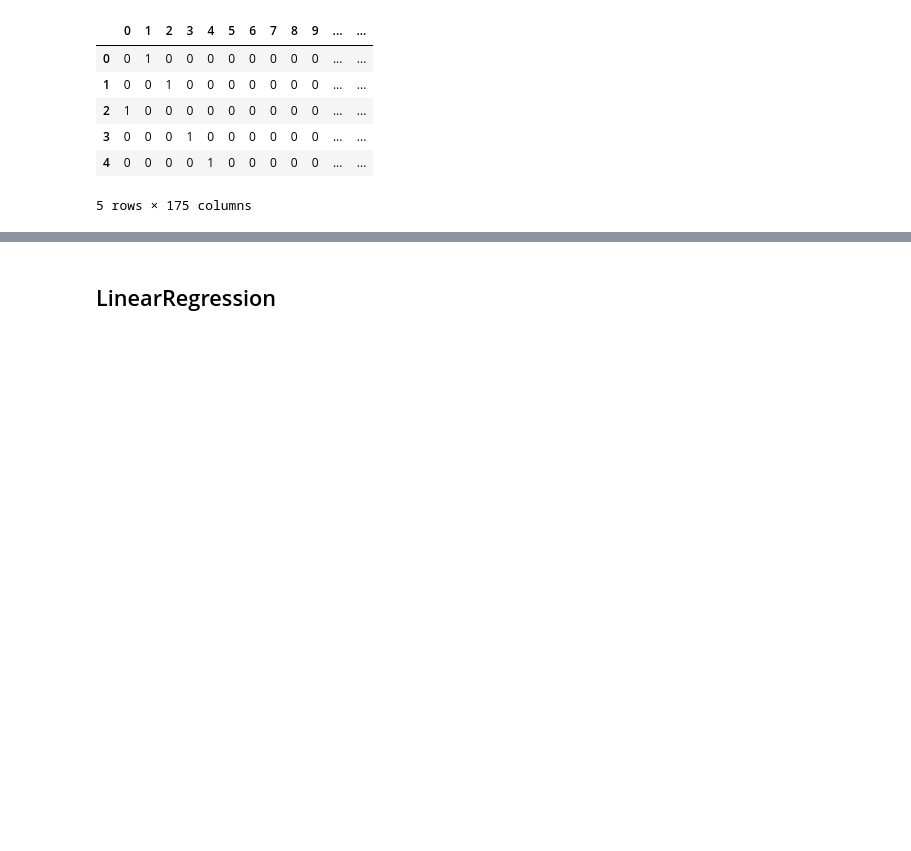
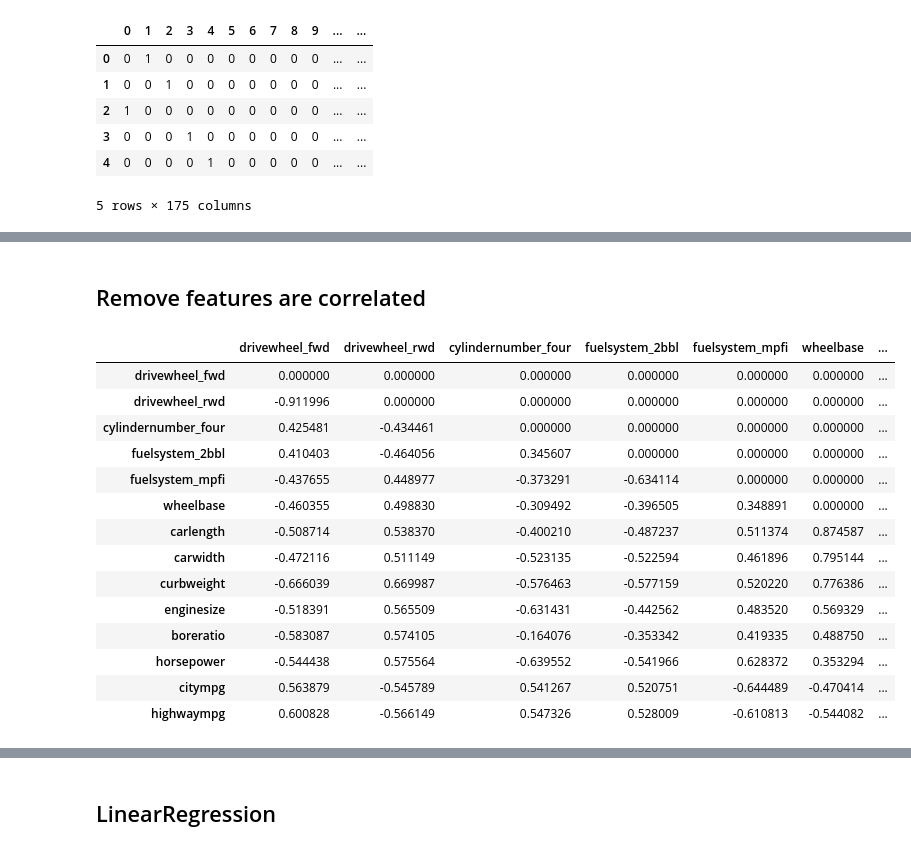
Before and after one commit to notfakearcher/yanjun, a Jupyter notebook: 01_topics/machine_learning/regression /simple regression.ipynb, the cells around one changed output, grey strips where cells are left out. Saved outputs shown, nothing was run; the diff lists cells and outputs as text; code cells hidden in the pictures; blank space fills up the shorter version.

```diff
--- a/01_topics/machine_learning/regression /simple regression.ipynb
+++ b/01_topics/machine_learning/regression /simple regression.ipynb
@@ -198,0 +187,6 @@ hm = heatmap(cm, row_names= car1.columns, column_names= car1.columns)
+# %%
+# normalize all features instead of 'price'
+car2 = car1.copy()
+car2 = car1.drop(columns = 'car_ID')
+std = StandardScaler()
+car2.iloc[:,:-1] = std.fit_transform(car2.iloc[:,:-1])
@@ -198,0 +257,28 @@ hm = heatmap(cm, row_names= car1.columns, column_names= car1.columns)
+# %% [markdown]
+## Remove features are correlated
+# %%
+# split the X and y from car3
+X = car3.iloc[:,: -1]
+y = car3['price']
+
+# find the features which are correlated and remove
+cor = X.corr()
+
+cor.iloc[:,:] = np.tril(cor, -1)
+cor
+# %% [output]
+|  | drivewheel_fwd | drivewheel_rwd | cylindernumber_four | fuelsystem_2bbl | fuelsystem_mpfi | wheelbase | ... |
+| drivewheel_fwd | 0.000000 | 0.000000 | 0.000000 | 0.000000 | 0.000000 | 0.000000 | ... |
+| drivewheel_rwd | -0.911996 | 0.000000 | 0.000000 | 0.000000 | 0.000000 | 0.000000 | ... |
+| cylindernumber_four | 0.425481 | -0.434461 | 0.000000 | 0.000000 | 0.000000 | 0.000000 | ... |
+| fuelsystem_2bbl | 0.410403 | -0.464056 | 0.345607 | 0.000000 | 0.000000 | 0.000000 | ... |
+| fuelsystem_mpfi | -0.437655 | 0.448977 | -0.373291 | -0.634114 | 0.000000 | 0.000000 | ... |
+| wheelbase | -0.460355 | 0.498830 | -0.309492 | -0.396505 | 0.348891 | 0.000000 | ... |
+| carlength | -0.508714 | 0.538370 | -0.400210 | -0.487237 | 0.511374 | 0.874587 | ... |
+| carwidth | -0.472116 | 0.511149 | -0.523135 | -0.522594 | 0.461896 | 0.795144 | ... |
+| curbweight | -0.666039 | 0.669987 | -0.576463 | -0.577159 | 0.520220 | 0.776386 | ... |
+| enginesize | -0.518391 | 0.565509 | -0.631431 | -0.442562 | 0.483520 | 0.569329 | ... |
+| boreratio | -0.583087 | 0.574105 | -0.164076 | -0.353342 | 0.419335 | 0.488750 | ... |
+| horsepower | -0.544438 | 0.575564 | -0.639552 | -0.541966 | 0.628372 | 0.353294 | ... |
+| citympg | 0.563879 | -0.545789 | 0.541267 | 0.520751 | -0.644489 | -0.470414 | ... |
+| highwaympg | 0.600828 | -0.566149 | 0.547326 | 0.528009 | -0.610813 | -0.544082 | ... |
```
Also changed, not shown: parts of 34 cells of this notebook.
